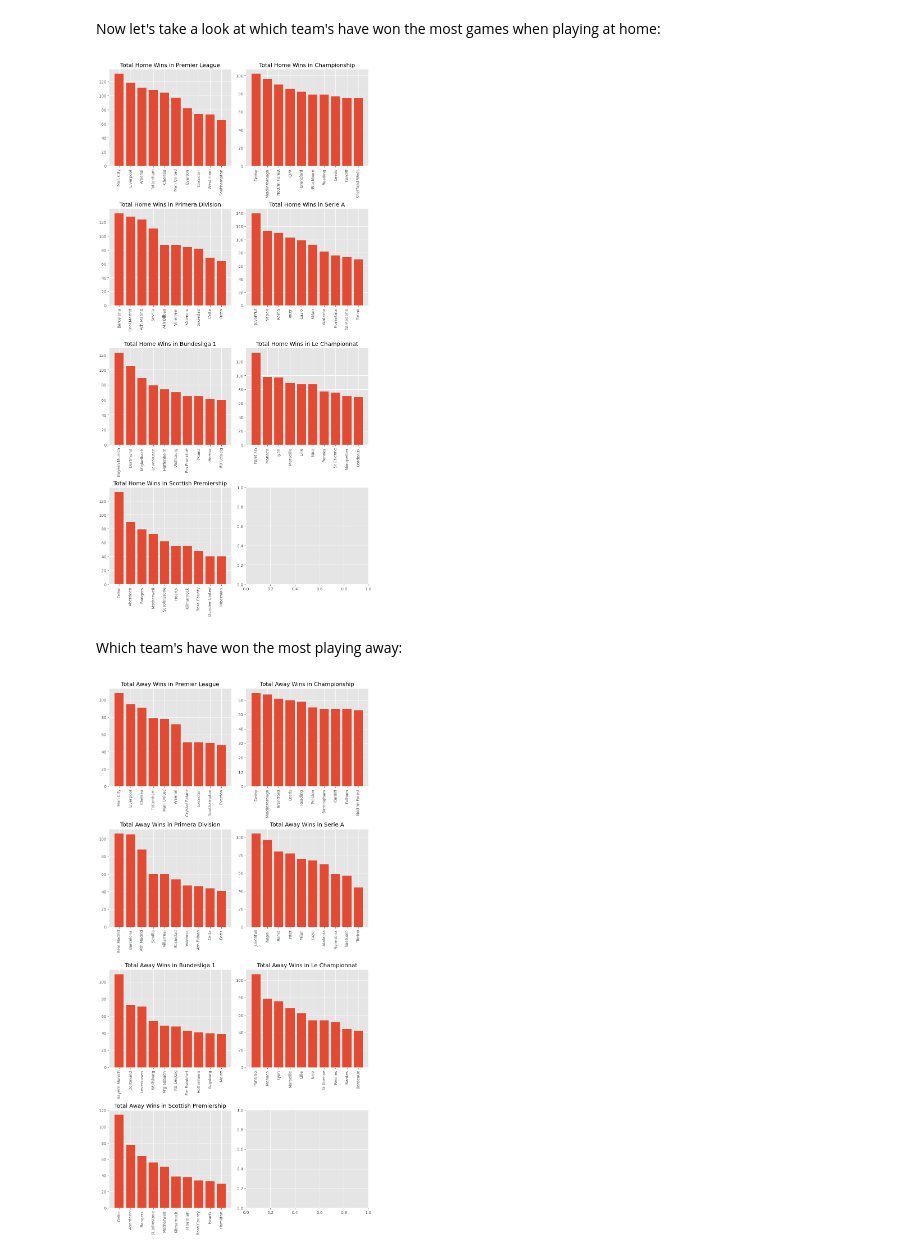
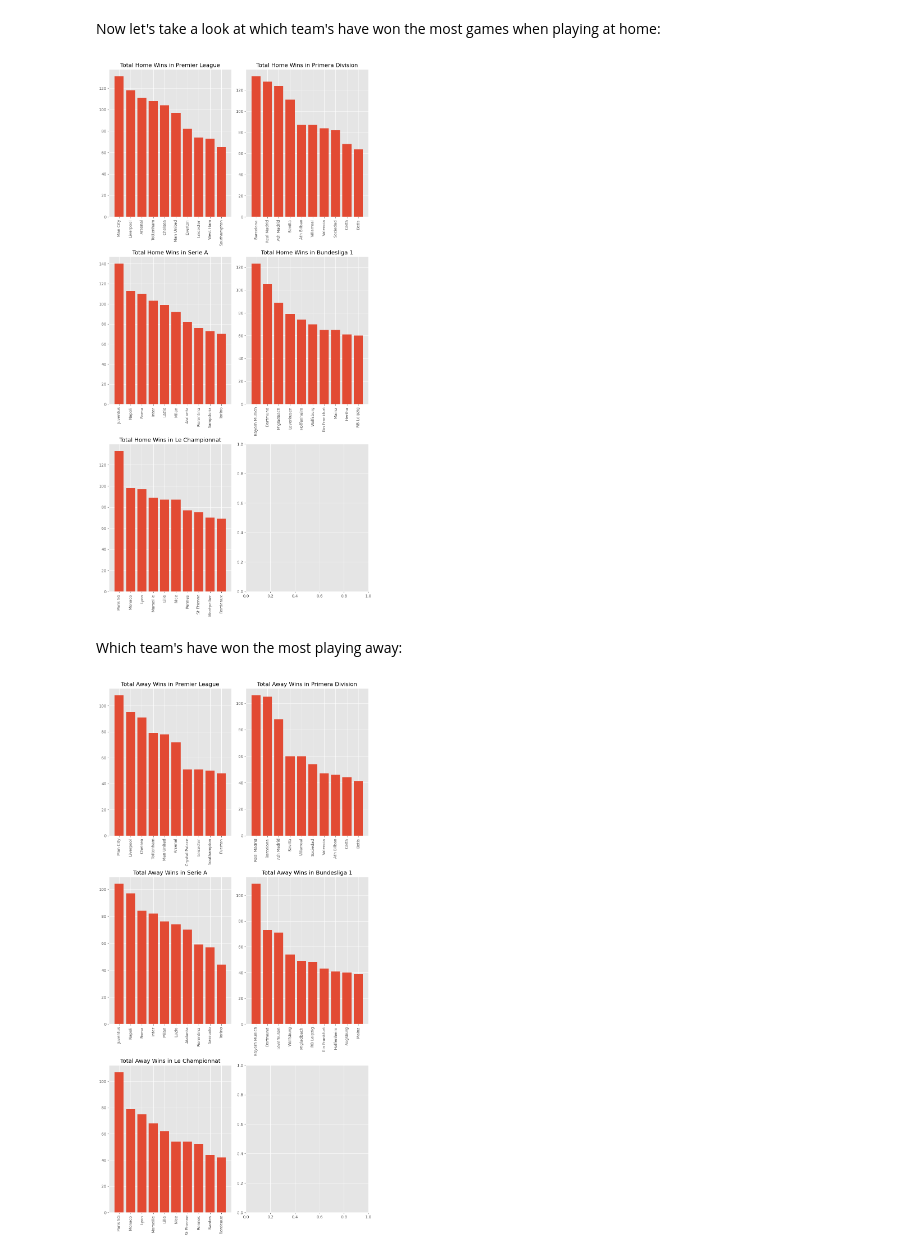
Before and after one commit to RomanKovv/Soccer-Prophet---Machine-Learning-Match-Prediction-Model, a Jupyter notebook: SOCCER_CAPSTONE.ipynb, the cells around one changed output. Drawn from its saved outputs; the diff is of its cells as text; code cells hidden in the pictures.

```diff
--- a/SOCCER_CAPSTONE.ipynb
+++ b/SOCCER_CAPSTONE.ipynb
@@ -312,11 +445,3 @@ The shape of the dataset is 23304 rows and 27 columns
-# %%
-#renaming Scottish league to "Scottish Premiership"
-mask = data['Country'] == 'Scotland'
-data1.loc[mask & (data1['League'] != 'Scottish Premiership'), 'League'] = 'Scottish Premiership'
-
-
-#checking if Scottish Premiership was created
-mask = data1['Country'] == 'Scotland'
 # %%
 data1['League'].value_counts() / len(data1) * 100
 # %% [output]
@@ -334,7 +469,7 @@ Name: League, dtype: float64
 #changing the style of the plot
 plt.style.use('ggplot')
 
-# Create a figure with 6 rows and 2 columns
+# Create a figure with 8 rows and 2 columns
 fig, axs = plt.subplots(8, 2, figsize=(12, 24))
 
 # Plot numeric columns in each subplot
@@ -343,11 +478,12 @@ for i, column in enumerate(data1.select_dtypes("number").columns):
     col = i % 2
 
     axs[row, col].hist(data1[column], bins=80)
-    axs[row, col].axvline(data1[column].mean(), 0, 1000, label="mean", color="lightcoral")
-    axs[row, col].axvline(data1[column].median(), 0, 1000, label="median", color="lightcoral", linestyle="--")
+    axs[row, col].axvline(data1[column].mean(), 0, 1000, label="mean", color="cornflowerblue")
+    axs[row, col].axvline(data1[column].median(), 0, 1000, label="median", color="cornflowerblue", linestyle="--")
     axs[row, col].set_title(f"Distribution of {column}")
     axs[row, col].legend()
 
+
 plt.tight_layout()
 plt.show()
 # %% [output]
@@ -366,11 +524,11 @@ Let's take a look the most common teams in each league. We can group the data by
 # Group data by league and count the number of occurrences of each team
 league_counts = data1.groupby('League')['HomeTeam'].value_counts()
 
-# Create a 6x2 grid of subplots
-fig, axs = plt.subplots(4, 2, figsize=(10, 20))
+# Create a 3x2 grid of subplots
+fig, axs = plt.subplots(3, 2, figsize=(10, 20))
 
 # Loop over each league and plot the top 10 teams
-for i, league in enumerate(data['League'].unique()):
+for i, league in enumerate(data1['League'].unique()):
     top_teams = league_counts[league].nlargest(10)
     axs[i//2, i%2].bar(top_teams.index, top_teams.values)
     axs[i//2, i%2].set_title(f'Top 10 Teams in {league}')
@@ -389,8 +549,8 @@ Now let's take a look at which team's have won the most games when playing at ho
 # Group data by league and team, and sum the number of wins
 league_team_wins = data1[data1['Result'] == 'H'].groupby(['League', 'HomeTeam'])['Result'].count()
 
-# Create a 6x2 grid of subplots
-fig, axs = plt.subplots(4, 2, figsize=(10, 20))
+# Create a 3x2 grid of subplots
+fig, axs = plt.subplots(3, 2, figsize=(10, 20))
 
 # Loop over each league and plot the total number of wins for each team
 for i, league in enumerate(data1['League'].unique()):
@@ -404,26 +564,26 @@ for i, league in enumerate(data1['League'].unique()):
 plt.tight_layout()
 plt.show()
 # %% [output]
-[figure, old version]
+[figure, new version]
 # %% [markdown]
 Which team's have won the most playing away:
 # %%
 # Group data by league and team, and sum the number of wins
 league_team_wins = data1[data1['Result'] == 'A'].groupby(['League', 'AwayTeam'])['Result'].count()
 
-# Create a 6x2 grid of subplots
-fig, axs = plt.subplots(4, 2, figsize=(10, 20))
+# Create a 3x2 grid of subplots
+fig, axs = plt.subplots(3, 2, figsize=(10, 20))
 
 # Loop over each league and plot the total number of wins for each team
 for i, league in enumerate(data1['League'].unique()):
     league_wins = league_team_wins[league].nlargest(10)
     axs[i//2, i%2].bar(league_wins.index, league_wins.values)
     axs[i//2, i%2].set_title(f'Total Away Wins in {league}')
     axs[i//2, i%2].tick_params(axis='x', labelrotation=90)
 
 
 # Adjusting the layout
 plt.tight_layout()
 plt.show()
 # %% [output]
-[figure, old version]
+[figure, new version]
```
Also changed, not shown: parts of 90 cells of this notebook.
